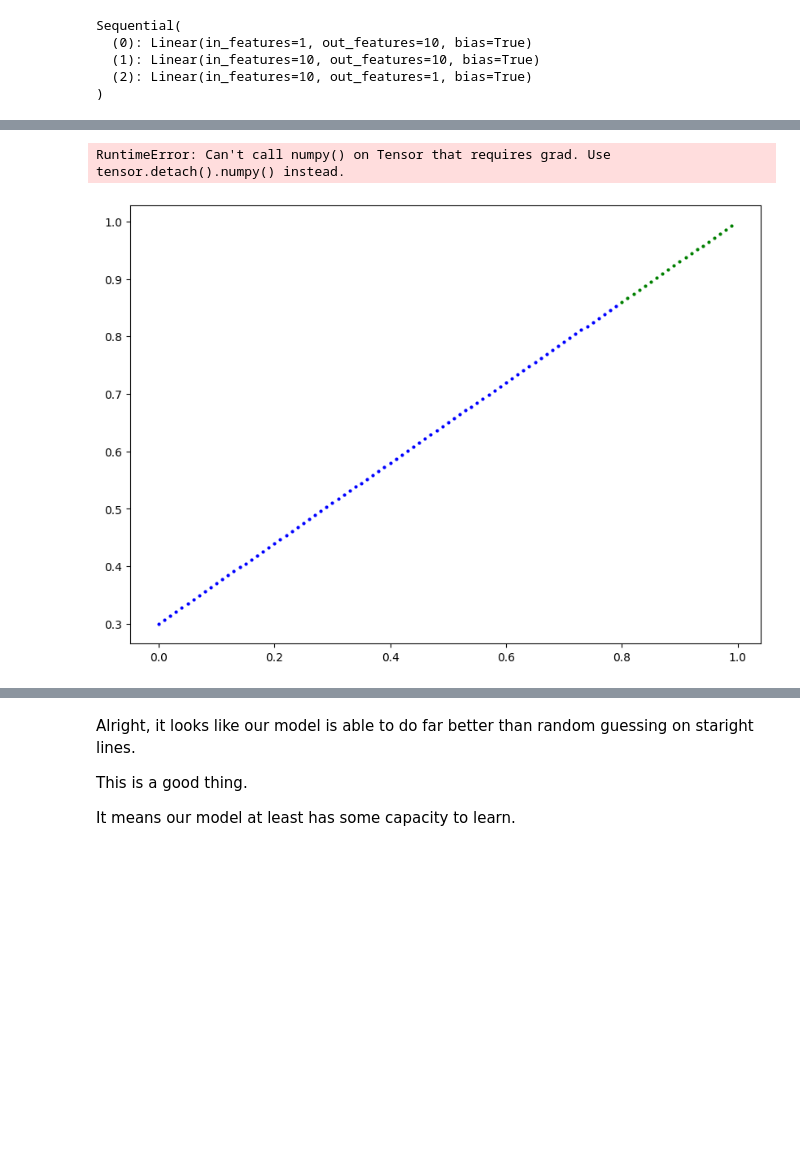
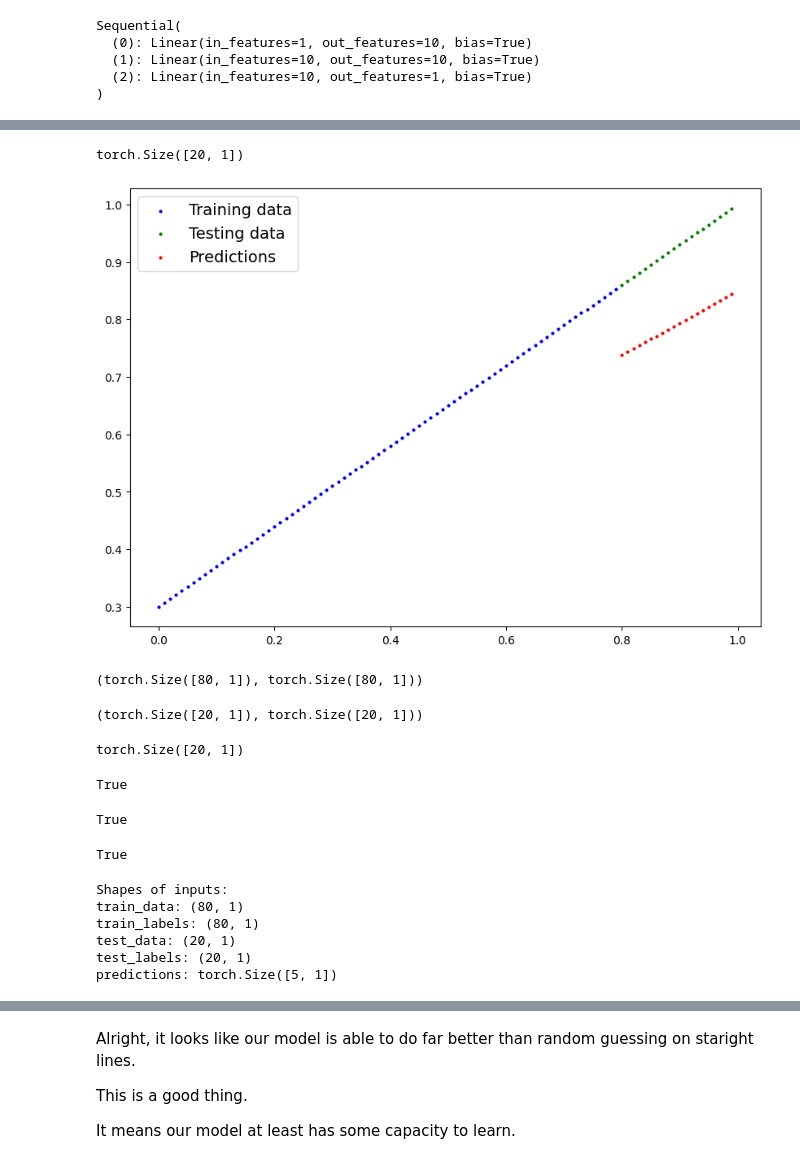
Before and after one commit to SiddheshDaphane/Deep_Learning_With_PyTorch, a Jupyter notebook: 02_PyTorch_Neural_Network_Classification.ipynb, the cells around one changed output, grey strips where cells are left out. Cells and saved outputs as stored; diff of their text form; code cells hidden in the pictures; blank space fills up the shorter version.

Commit message:
PyTorch Neural Network Classification.

```diff
--- a/02_PyTorch_Neural_Network_Classification.ipynb
+++ b/02_PyTorch_Neural_Network_Classification.ipynb
@@ -795,18 +795,60 @@ Epoch: 900 | Training Loss: 0.05337 | Testing Loss: 0.02988
+# %%
+# Trun on the eval mode
+model_2.eval()
+
+# Predict using inference mode
+with torch.inference_mode():
+  y_preds = model_2(X_test_regression)
+
+y_pred.shape
+# %% [output]
+torch.Size([20, 1])
 # %%
-# Turn on evaluation mode
-model_2.eval()
-
-# Make predictions
-with torch.inference_mode():
-  y_pred = model_2(X_test_regression)
-
 # plot
-plot_predictions(train_data=X_train_regression,
+plot_predictions(train_data= X_train_regression,
                  train_labels= y_train_regression,
                  test_data=X_test_regression,
                  test_labels= y_test_regression,
                  predictions = y_preds)
 # %% [output]
-RuntimeError: Can't call numpy() on Tensor that requires grad. Use tensor.detach().numpy() instead.
-[figure, old version]
+[figure, new version]
+# %%
+X_train_regression.shape, y_train_regression.shape
+# %% [output]
+(torch.Size([80, 1]), torch.Size([80, 1]))
+# %%
+X_test_regression.shape, y_test_regression.shape
+# %% [output]
+(torch.Size([20, 1]), torch.Size([20, 1]))
+# %%
+y_pred.shape
+# %% [output]
+torch.Size([20, 1])
+# %%
+X_train_regression.size() == y_train_regression.size()
+# %% [output]
+True
+# %%
+X_test_regression.size() == y_test_regression.size()
+# %% [output]
+True
+# %%
+y_pred.size() == y_test_regression.size()
+# %% [output]
+True
+# %%
+print("Shapes of inputs:")
+print(f"train_data: {X_train_regression.detach().numpy().shape}")
+print(f"train_labels: {y_train_regression.detach().numpy().shape}")
+print(f"test_data: {X_test_regression.detach().numpy().shape}")
+print(f"test_labels: {y_test_regression.detach().numpy().shape}")
+if y_preds is not None:
+    print(f"predictions: {y_preds.shape}")
+# %% [output]
+Shapes of inputs:
+train_data: (80, 1)
+train_labels: (80, 1)
+test_data: (20, 1)
+test_labels: (20, 1)
+predictions: torch.Size([5, 1])
 # %%
```
Also changed, not shown: parts of 12 cells of this notebook.
